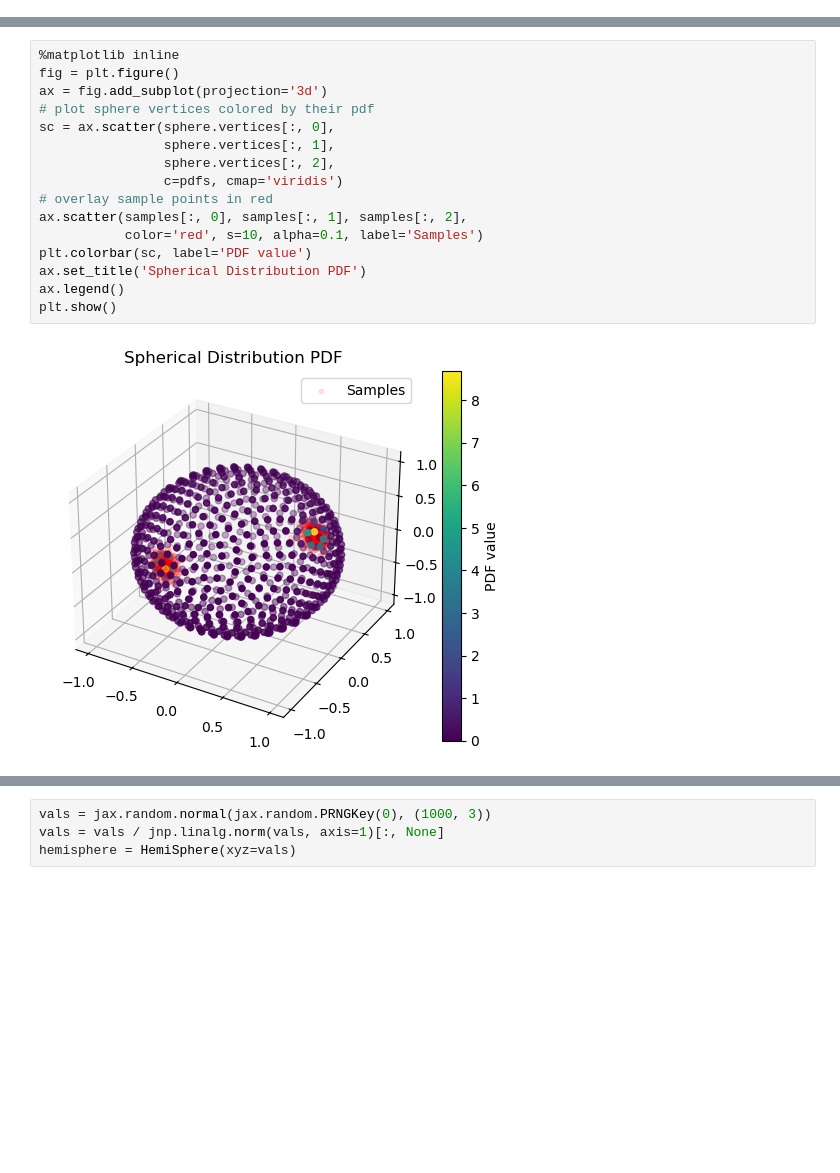
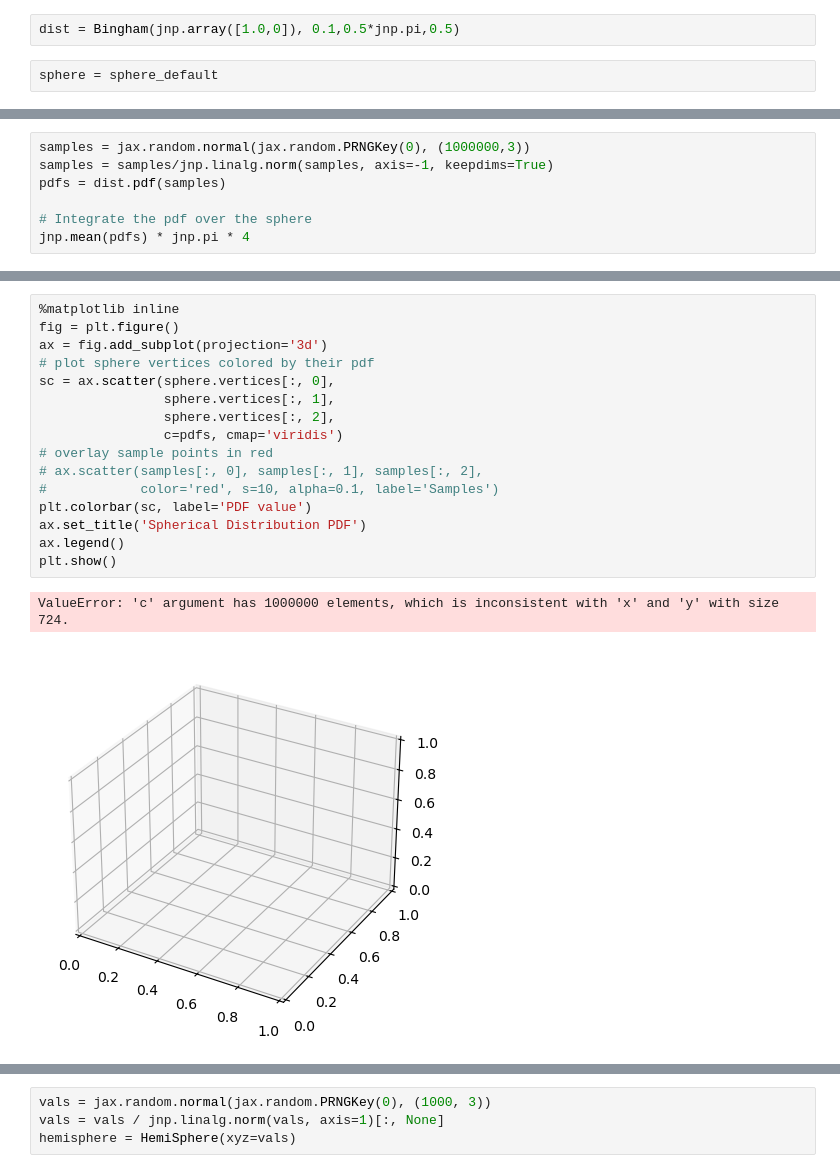
Before and after one commit to mackelab/dmri, a Jupyter notebook: notebooks/global_simulator/spherical_distributions.ipynb, the cells around one changed output, grey strips where cells are left out. Cells and saved outputs as stored; diff of their text form; blank space fills up the shorter version.

```diff
--- a/notebooks/global_simulator/spherical_distributions.ipynb
+++ b/notebooks/global_simulator/spherical_distributions.ipynb
@@ -10,2 +10,6 @@ dist = Watson(jnp.array([1.0,0.0]), 0.01)
+# %%
+dist = Bingham(jnp.array([1.0,0]), 0.1,0.5*jnp.pi,0.5)
+# %%
+sphere = sphere_default
 # %%
 pdfs = dist.pdf(sphere.vertices)
@@ -11,0 +18,7 @@ pdfs = dist.pdf(sphere.vertices)
+# %%
+samples = jax.random.normal(jax.random.PRNGKey(0), (1000000,3))
+samples = samples/jnp.linalg.norm(samples, axis=-1, keepdims=True)
+pdfs = dist.pdf(samples)
+
+# Integrate the pdf over the sphere
+jnp.mean(pdfs) * jnp.pi * 4
@@ -18,18 +38,19 @@ samples.shape
 # %%
 %matplotlib inline
 fig = plt.figure()
 ax = fig.add_subplot(projection='3d')
 # plot sphere vertices colored by their pdf
 sc = ax.scatter(sphere.vertices[:, 0],
                 sphere.vertices[:, 1],
                 sphere.vertices[:, 2],
                 c=pdfs, cmap='viridis')
 # overlay sample points in red
-ax.scatter(samples[:, 0], samples[:, 1], samples[:, 2],
-           color='red', s=10, alpha=0.1, label='Samples')
+# ax.scatter(samples[:, 0], samples[:, 1], samples[:, 2],
+#            color='red', s=10, alpha=0.1, label='Samples')
 plt.colorbar(sc, label='PDF value')
 ax.set_title('Spherical Distribution PDF')
 ax.legend()
 plt.show()
 # %% [output]
+ValueError: 'c' argument has 1000000 elements, which is inconsistent with 'x' and 'y' with size 724.
-[figure, old version]
+[figure, new version]
```
Also changed, not shown: parts of 33 cells of this notebook, 18 other files.
